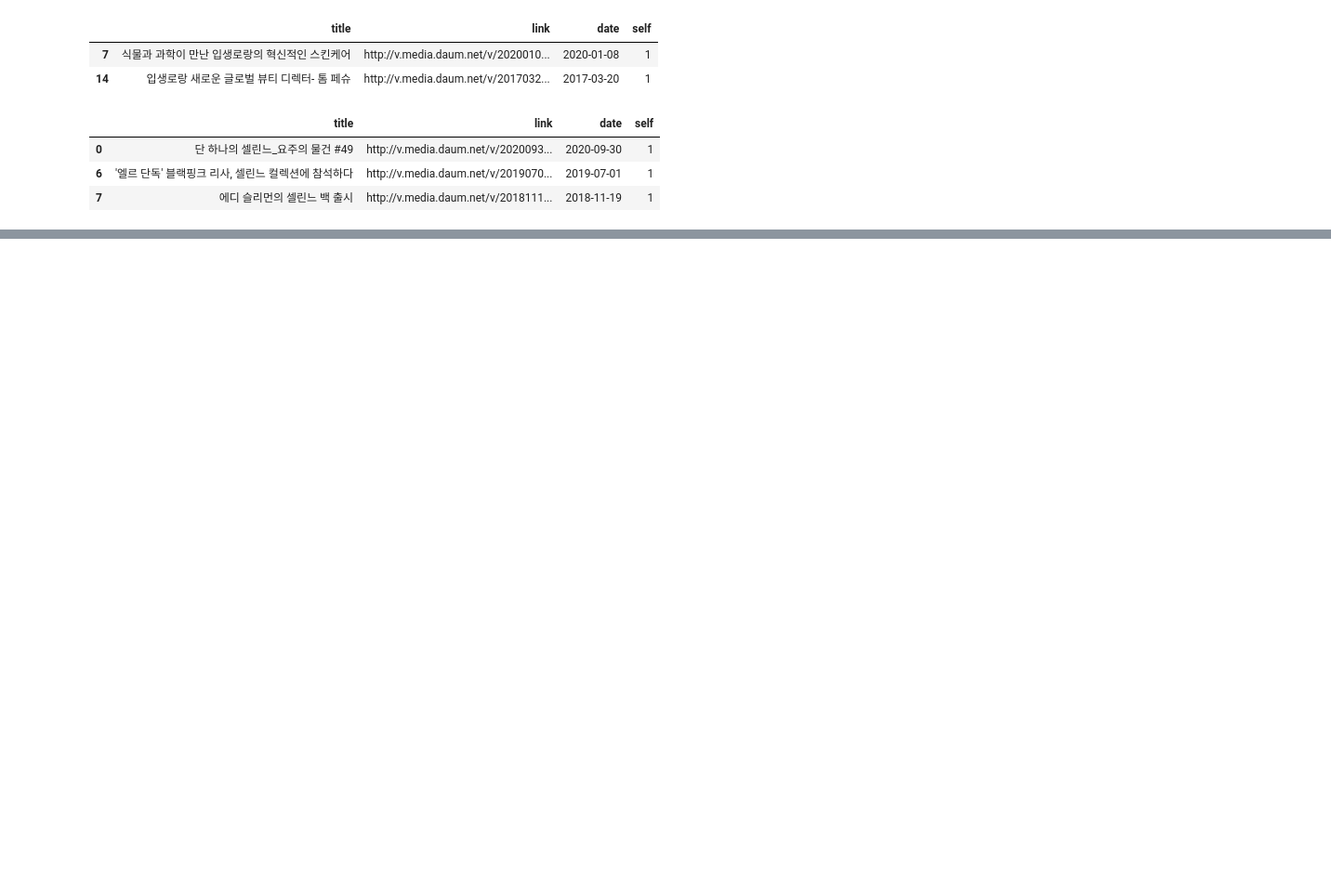
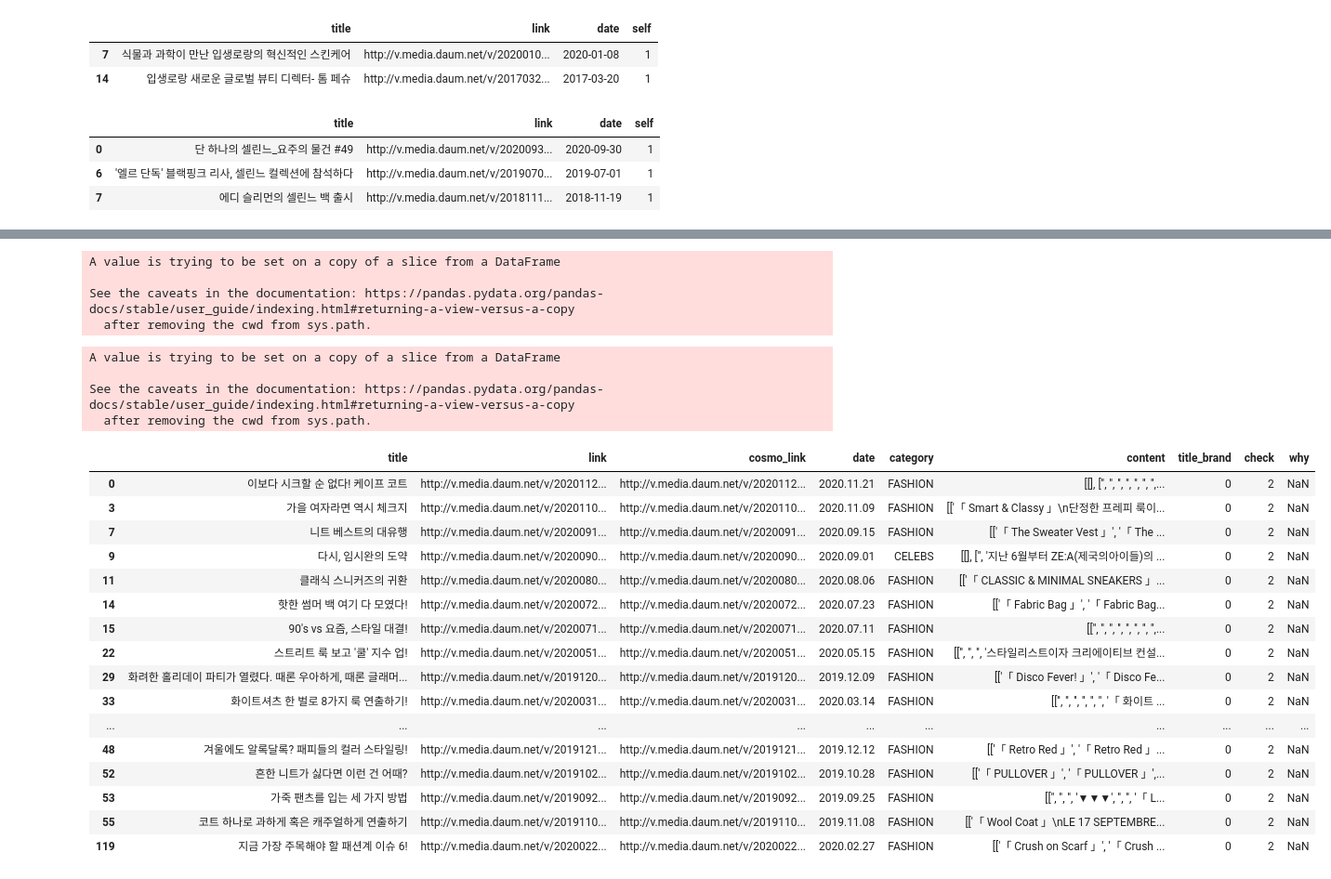
Before and after one commit to sujin29/blande, a Jupyter notebook: crawling_daum.ipynb, the cells around one changed output, grey strips where cells are left out. Shown at 93% size. Cells and saved outputs as stored; diff of their text form; code cells hidden in the pictures; blank space fills up the shorter version.

```diff
--- a/crawling_daum.ipynb
+++ b/crawling_daum.ipynb
@@ -838,0 +4194,46 @@ elle_celine.to_csv('elle_celine.csv', sep='|', encoding='utf-8', index = False)
+# %%
+elle_celine = pd.read_csv('elle_celine.csv', sep='|', encoding = 'utf-8')
+cosmo_celine = pd.read_csv('cosmo_celine.csv', sep='|', encoding = 'utf-8')
+# %%
+elle_celine['check'] = 0
+cosmo_celine['check'] = 0
+# %%
+for i in range(len(elle_celine)):
+    if elle_celine['title_brand'][i] == 0:
+        if not '셀린' in elle_celine['content'][i]:
+            elle_celine['check'][i] = 2
+# %% [output]
+A value is trying to be set on a copy of a slice from a DataFrame
+
+See the caveats in the documentation: https://pandas.pydata.org/pandas-docs/stable/user_guide/indexing.html#returning-a-view-versus-a-copy
+  after removing the cwd from sys.path.
+# %%
+for i in range(len(cosmo_celine)):
+    if cosmo_celine['title_brand'][i] == 0:
+        if not '셀린' in cosmo_celine['content'][i]:
+            cosmo_celine['check'][i] = 2
+# %% [output]
+A value is trying to be set on a copy of a slice from a DataFrame
+
+See the caveats in the documentation: https://pandas.pydata.org/pandas-docs/stable/user_guide/indexing.html#returning-a-view-versus-a-copy
+  after removing the cwd from sys.path.
+# %%
+cosmo_celine[cosmo_celine['check'] == 2]
+# %% [output]
+|  | title | link | cosmo_link | date | category | content | title_brand | check | why |
+| 0 | 이보다 시크할 순 없다! 케이프 코트 | http://v.media.daum.net/v/2020112... | http://v.media.daum.net/v/2020112... | 2020.11.21 | FASHION | [[], ['', '', '', '', '', '', '',... | 0 | 2 | NaN |
+| 3 | 가을 여자라면 역시 체크지 | http://v.media.daum.net/v/2020110... | http://v.media.daum.net/v/2020110... | 2020.11.09 | FASHION | [['「 Smart & Classy 」\n단정한 프레피 룩이... | 0 | 2 | NaN |
+| 7 | 니트 베스트의 대유행 | http://v.media.daum.net/v/2020091... | http://v.media.daum.net/v/2020091... | 2020.09.15 | FASHION | [['「 The Sweater Vest 」', '「 The ... | 0 | 2 | NaN |
+| 9 | 다시, 임시완의 도약 | http://v.media.daum.net/v/2020090... | http://v.media.daum.net/v/2020090... | 2020.09.01 | CELEBS | [[], ['', '지난 6월부터 ZE:A(제국의아이들)의 ... | 0 | 2 | NaN |
+| 11 | 클래식 스니커즈의 귀환 | http://v.media.daum.net/v/2020080... | http://v.media.daum.net/v/2020080... | 2020.08.06 | FASHION | [['「 CLASSIC & MINIMAL SNEAKERS 」... | 0 | 2 | NaN |
+| 14 | 핫한 썸머 백 여기 다 모였다! | http://v.media.daum.net/v/2020072... | http://v.media.daum.net/v/2020072... | 2020.07.23 | FASHION | [['「 Fabric Bag 」', '「 Fabric Bag... | 0 | 2 | NaN |
+| 15 | 90's vs 요즘, 스타일 대결! | http://v.media.daum.net/v/2020071... | http://v.media.daum.net/v/2020071... | 2020.07.11 | FASHION | [['', '', '', '', '', '', '', '',... | 0 | 2 | NaN |
+| 22 | 스트리트 룩 보고 '쿨' 지수 업! | http://v.media.daum.net/v/2020051... | http://v.media.daum.net/v/2020051... | 2020.05.15 | FASHION | [['', '', '', '스타일리스트이자 크리에이티브 컨설... | 0 | 2 | NaN |
+| 29 | 화려한 홀리데이 파티가 열렸다. 때론 우아하게, 때론 글래머... | http://v.media.daum.net/v/2019120... | http://v.media.daum.net/v/2019120... | 2019.12.09 | FASHION | [['「 Disco Fever! 」', '「 Disco Fe... | 0 | 2 | NaN |
+| 33 | 화이트셔츠 한 벌로 8가지 룩 연출하기! | http://v.media.daum.net/v/2020031... | http://v.media.daum.net/v/2020031... | 2020.03.14 | FASHION | [['', '', '', '', '', '', '「 화이트 ... | 0 | 2 | NaN |
+| ... | ... | ... | ... | ... | ... | ... | ... | ... | ... |
+| 48 | 겨울에도 알록달록? 패피들의 컬러 스타일링! | http://v.media.daum.net/v/2019121... | http://v.media.daum.net/v/2019121... | 2019.12.12 | FASHION | [['「 Retro Red 」', '「 Retro Red 」... | 0 | 2 | NaN |
+| 52 | 흔한 니트가 싫다면 이런 건 어때? | http://v.media.daum.net/v/2019102... | http://v.media.daum.net/v/2019102... | 2019.10.28 | FASHION | [['「 PULLOVER 」', '「 PULLOVER 」',... | 0 | 2 | NaN |
+| 53 | 가죽 팬츠를 입는 세 가지 방법 | http://v.media.daum.net/v/2019092... | http://v.media.daum.net/v/2019092... | 2019.09.25 | FASHION | [['', '', '', '▼▼▼', '', '', '「 L... | 0 | 2 | NaN |
+| 55 | 코트 하나로 과하게 혹은 캐주얼하게 연출하기 | http://v.media.daum.net/v/2019110... | http://v.media.daum.net/v/2019110... | 2019.11.08 | FASHION | [['「 Wool Coat 」\nLE 17 SEPTEMBRE... | 0 | 2 | NaN |
+| 119 | 지금 가장 주목해야 할 패션계 이슈 6! | http://v.media.daum.net/v/2020022... | http://v.media.daum.net/v/2020022... | 2020.02.27 | FASHION | [['「 Crush on Scarf 」', '「 Crush ... | 0 | 2 | NaN |
```
Also changed, not shown: parts of 321 cells of this notebook, 3 other files.
